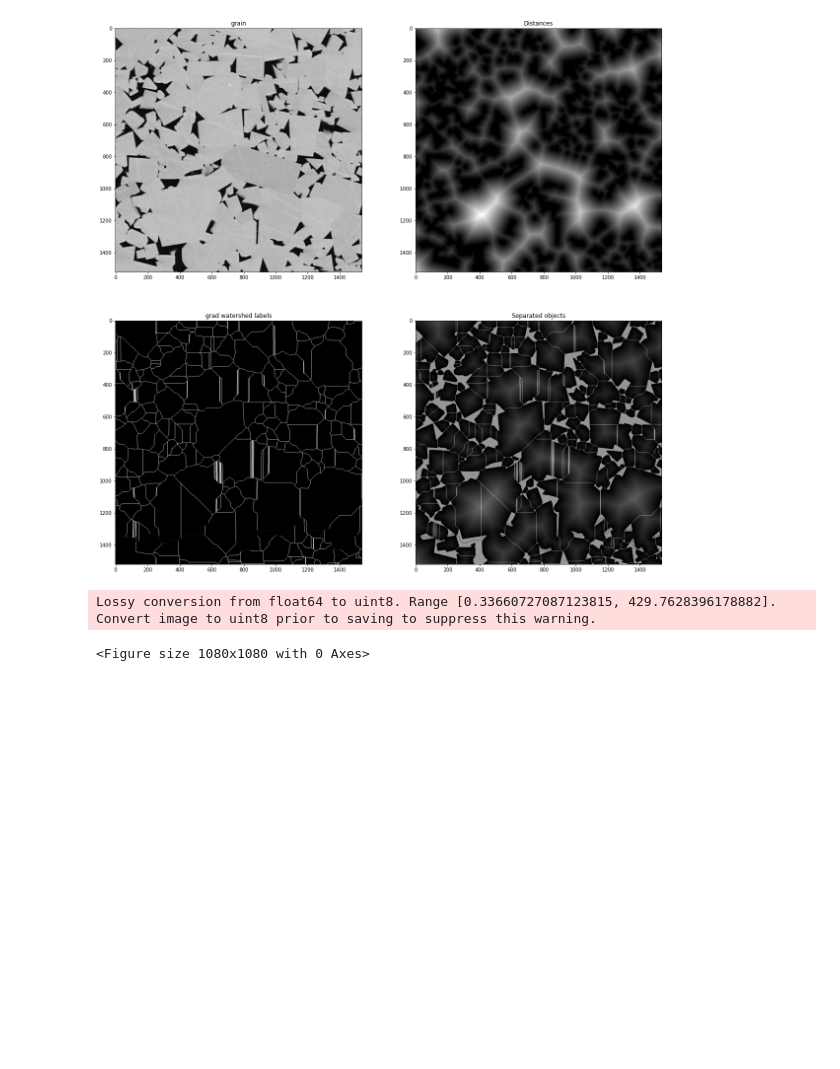
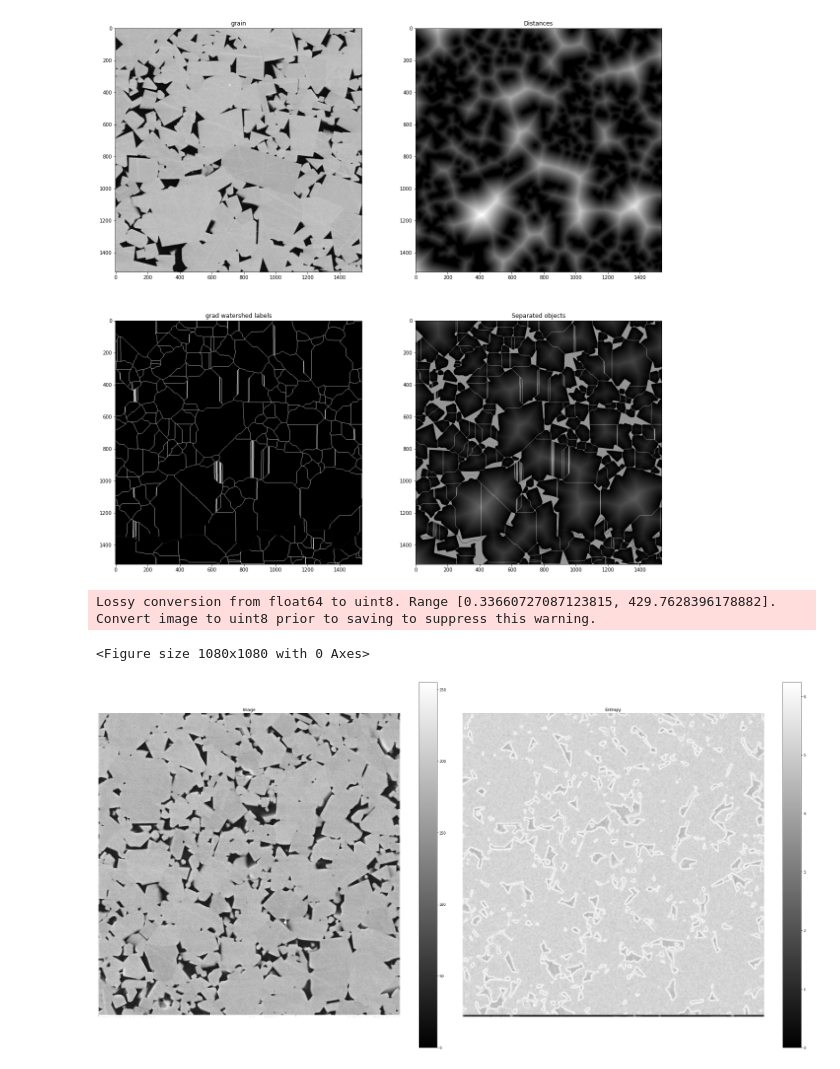
Before and after one commit to dkagramanyan/WC-Co_computer_vision, a Jupyter notebook: 05 - advanced_grain_segmentation .ipynb, the cells around one changed output. Saved outputs shown, nothing was run; the diff lists cells and outputs as text; code cells hidden in the pictures; blank space fills up the shorter version.

```diff
--- a/05 - advanced_grain_segmentation .ipynb
+++ b/05 - advanced_grain_segmentation .ipynb
@@ -126,0 +135,23 @@ binary=grad = abs(filters.rank.gradient(binary, disk(1))).astype('uint8')
+# %%
+all_images=np.load('data/saved np/all_images_no_preprocess.npy',allow_pickle=True)
+# %%
+image = all_images[0][0]
+
+fig, (ax0, ax1) = plt.subplots(ncols=2, figsize=(30, 15),
+                               sharex=True, sharey=True)
+
+img0 = ax0.imshow(image, cmap=plt.cm.gray)
+ax0.set_title("Image")
+ax0.axis("off")
+fig.colorbar(img0, ax=ax0)
+
+img1 = ax1.imshow(entropy(image, disk(5)), cmap='gray')
+ax1.set_title("Entropy")
+ax1.axis("off")
+fig.colorbar(img1, ax=ax1)
+
+fig.tight_layout()
+
+plt.show()
+# %% [output]
+[figure, added]
```
Also changed, not shown: parts of 1 cell of this notebook, 2 other files.
